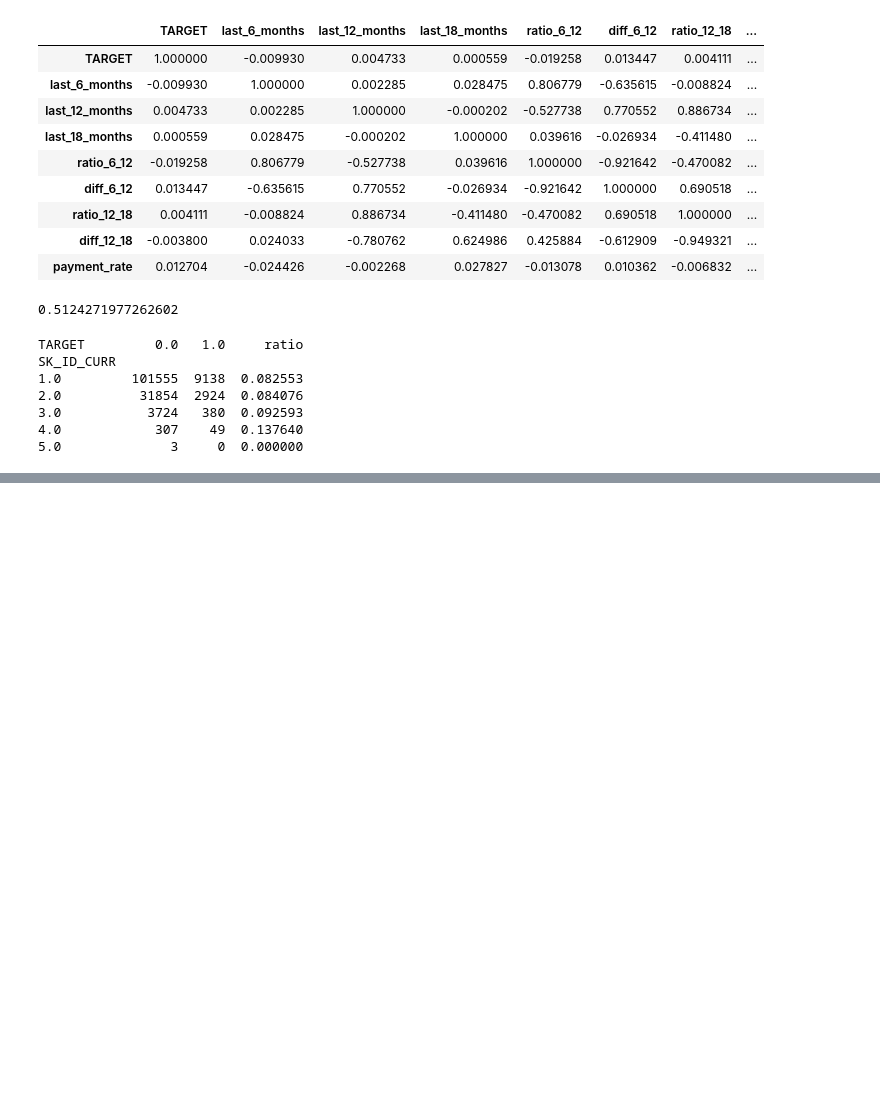
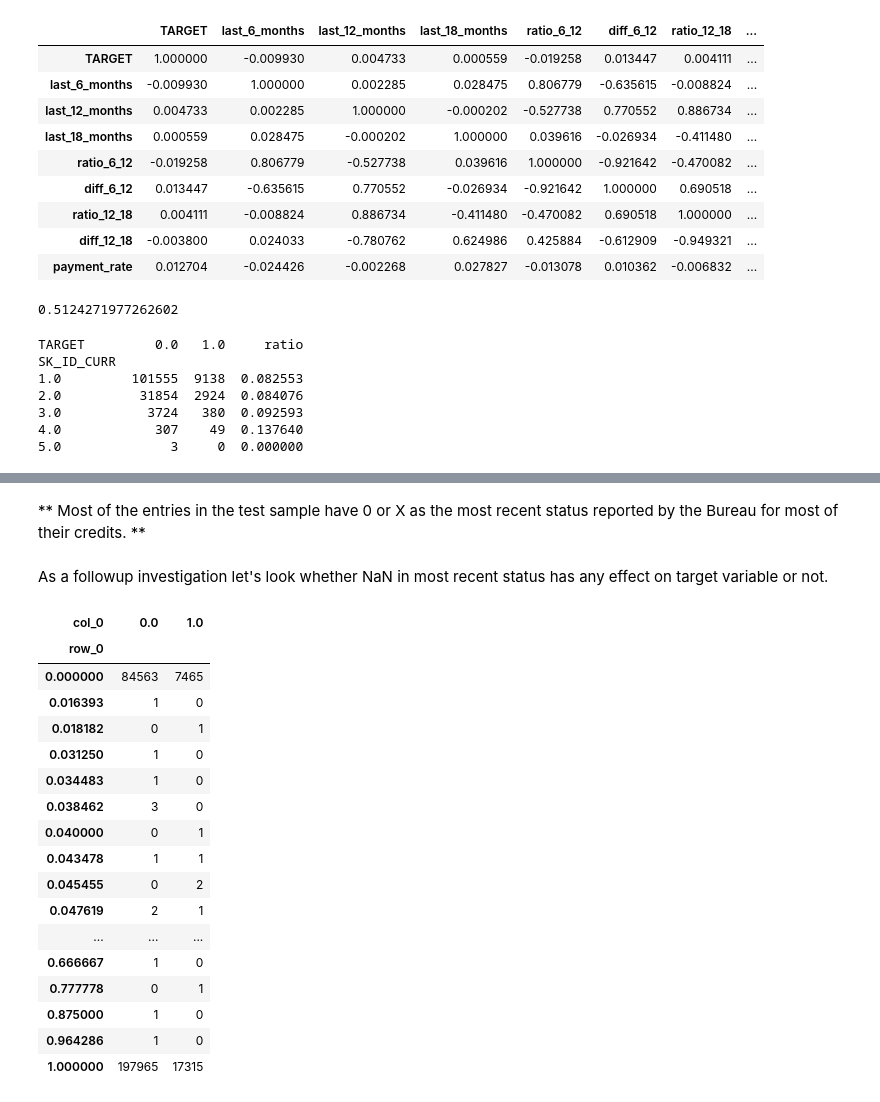
Before and after one commit to numb3r33/Kaggle_Home_Credit, a Jupyter notebook: notebooks/EDA.ipynb, the cells around one changed output, grey strips where cells are left out. Cells and saved outputs as stored; diff of their text form; code cells hidden in the pictures; blank space fills up the shorter version.

```diff
--- a/notebooks/EDA.ipynb
+++ b/notebooks/EDA.ipynb
@@ -1708,0 +1719,10 @@ SK_ID_CURR
+# %%
+# number of bureau credits for all of the customers in
+# the train set.
+
+train_bureau = train_sample.loc[:, ['SK_ID_CURR', 'TARGET']]\
+                           .merge(bureau.loc[:, ['SK_ID_CURR',
+                                  'SK_ID_BUREAU'
+                                 ]], on='SK_ID_CURR', how='left')
+
+train_bureau.head()
@@ -1708,0 +1806,36 @@ SK_ID_CURR
+# %% [markdown]
+** Most of the entries in the test sample have 0 or X as the most recent status reported by the Bureau for most of their credits. **
+# %% [markdown]
+As a followup investigation let's look whether NaN in most recent status has any effect on target variable or not.
+# %%
+num_nulls_train = train_bureau_bal.STATUS.isnull().astype(np.uint8)
+num_nulls_train = num_nulls_train.groupby(train_bureau_bal.SK_ID_CURR).sum()
+total_size      = train_bureau_bal.groupby('SK_ID_CURR').size()
+
+ratio_nulls     = num_nulls_train / total_size
+
+ratio_nulls = train_sample.SK_ID_CURR.map(ratio_nulls)
+
+y = train_bureau_bal.groupby('SK_ID_CURR')['TARGET'].mean()
+y = train_sample.SK_ID_CURR.map(y)
+# %%
+pd.crosstab(ratio_nulls.values, y.values)
+# %% [output]
+| col_0 | 0.0 | 1.0 |
+| row_0 |  |  |
+| 0.000000 | 84563 | 7465 |
+| 0.016393 | 1 | 0 |
+| 0.018182 | 0 | 1 |
+| 0.031250 | 1 | 0 |
+| 0.034483 | 1 | 0 |
+| 0.038462 | 3 | 0 |
+| 0.040000 | 0 | 1 |
+| 0.043478 | 1 | 1 |
+| 0.045455 | 0 | 2 |
+| 0.047619 | 2 | 1 |
+| ... | ... | ... |
+| 0.666667 | 1 | 0 |
+| 0.777778 | 0 | 1 |
+| 0.875000 | 1 | 0 |
+| 0.964286 | 1 | 0 |
+| 1.000000 | 197965 | 17315 |
```
Also changed, not shown: parts of 20 cells of this notebook, 3 other files.
